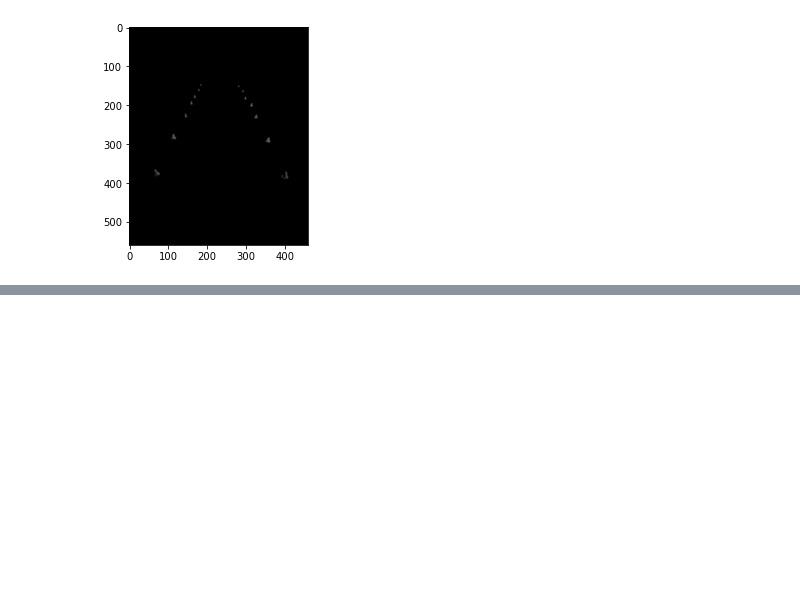
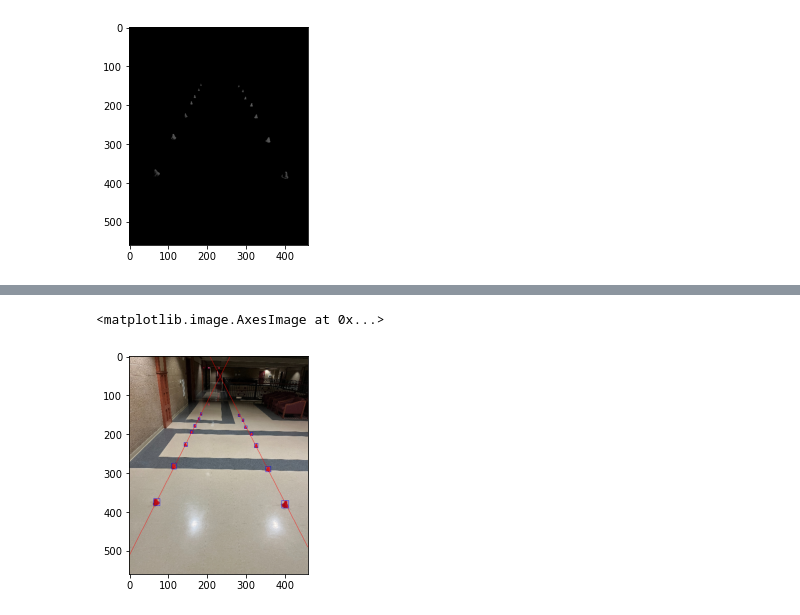
Before and after one commit to Yasaswi124/WiscAutoCode, a Jupyter notebook: redpath_regression.ipynb, the cells around one changed output, grey strips where cells are left out. Saved outputs shown, nothing was run; the diff lists cells and outputs as text; code cells hidden in the pictures; blank space fills up the shorter version.

```diff
--- a/redpath_regression.ipynb
+++ b/redpath_regression.ipynb
@@ -135,6 +125,31 @@ plt.imshow(cv2.cvtColor(final, cv2.COLOR_BGR2RGB))
 # %%
-left_cones = np.array(left_cones)
-x_left, y_left = np.hsplit(left_cones, 2)
+x_left = np.array(x_left).reshape((-1, 1))
+y_left = np.array(y_left)
 
-right_cones = np.array(right_cones)
-x_right, y_right = np.hsplit(right_cones, 2)
+x_right = np.array(x_right).reshape((-1, 1))
+y_right = np.array(y_right)
+# %%
+lr_left = LinearRegression()
+lr_right = LinearRegression()
+# %%
+lr_left.fit(x_left, y_left)
+lr_right.fit(x_right, y_right)
+
+botleft = tuple([0, int(lr_left.predict(np.array(0).reshape(-1, 1))[0])])
+topleft = tuple([int(-(lr_left.predict(np.array(0).reshape(-1, 1))[0]/lr_left.coef_)[0]), 0])
+
+botright = tuple([460, int(lr_right.predict(np.array(460).reshape(-1, 1))[0])])
+topright = tuple([int(-(lr_right.predict(np.array(0).reshape(-1, 1))[0]/lr_right.coef_)[0]), 0])
+# %%
+final = cv2.line(original, botleft, topleft, (0, 0, 255), 1)
+final = cv2.line(original, botright, topright, (0, 0, 255), 1)
+
+cv2.imshow('main', final)
+cv2.waitKey(0)
+cv2.destroyAllWindows()
+cv2.imwrite("answer.png", final)
+
+plt.imshow(cv2.cvtColor(final, cv2.COLOR_BGR2RGB))
+# %% [output]
+<matplotlib.image.AxesImage at 0x...>
+[figure, added]
```
Also changed, not shown: parts of 5 cells of this notebook.
